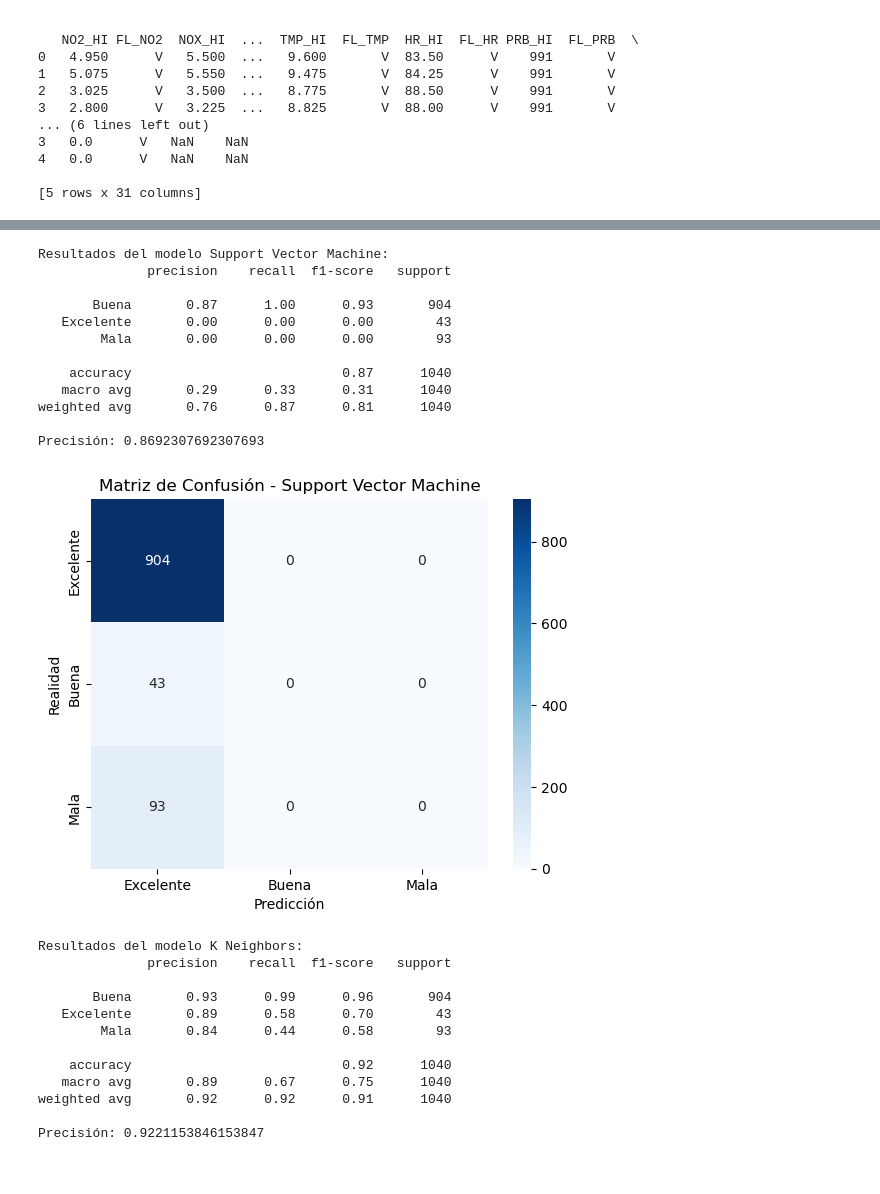
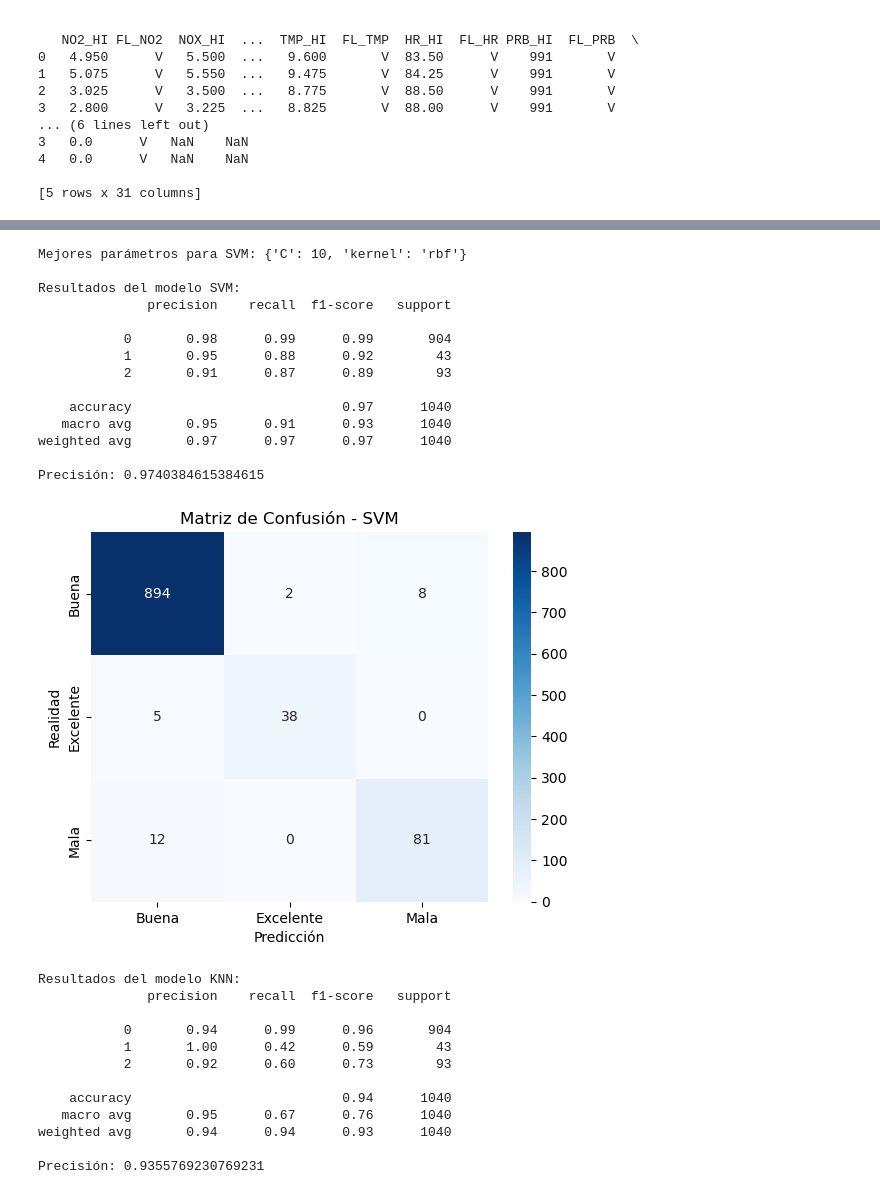
Before and after one commit to BalentinaAE/Pandas, a Jupyter notebook: Practica_ML2.ipynb, the cells around one changed output, grey strips where cells are left out. Cells and saved outputs as stored; diff of their text form; code cells hidden in the pictures.

```diff
--- a/Practica_ML2.ipynb
+++ b/Practica_ML2.ipynb
@@ -92,25 +89,23 @@ print(datosco.head())
 
 [5 rows x 31 columns]
 # %%
-
 
 datosco.columns = datosco.columns.str.strip().str.lower().str.replace(" ", "_")
 datosco = datosco.drop_duplicates()
 
 numericas = ['so2_hi', 'no_hi', 'no2_hi', 'nox_hi', 'o3_hi',
-             'pm2,5_hi', 'pm10_hi', 'dd_hi', 'vv_hi', 'tmp_hi',
-             'hr_hi', 'prb_hi', 'll_hi', 'rs_hi']
-
+             'pm2,5_hi', 'pm10_hi', 'dd_hi', 'vv_hi',
+             'tmp_hi', 'hr_hi', 'prb_hi', 'll_hi', 'rs_hi']
 
 datosco[numericas] = datosco[numericas].apply(pd.to_numeric, errors="coerce")
-
 datosco[numericas] = datosco[numericas].fillna(datosco[numericas].median())
 
-if 'data_hi' in datosco.columns:
+if "data_hi" in datosco.columns:
     datosco = datosco.drop(columns=["data_hi"])
 
-if 'prb_hi' in datosco.columns:
+if "prb_hi" in datosco.columns:
     datosco["prb_hi"] = datosco["prb_hi"].fillna(datosco["prb_hi"].mean())
+
 
 for col in datosco.columns:
     if col.startswith("fl_"):
@@ -128,37 +123,49 @@ def clasificar_calidad(df):
     return df
 
 datosco = clasificar_calidad(datosco)
-
-print("Columnas en datosco:", datosco.columns.tolist())
-
-numericas = [col for col in numericas if col in datosco.columns]
+clasificacion_map = {"Excelente": 1, "Buena": 0, "Mala": 2}
+datosco["calidad_aire"] = datosco["calidad_aire"].map(clasificacion_map)
 
 X = datosco[numericas]
 y = datosco["calidad_aire"]
 
 if X.isnull().any().any() or y.isnull().any():
-    print("Hay valores NaN en X o y, revisa los datos.")
+    print("Hay valores nulos en los datos.")
 else:
+
     X_train, X_test, y_train, y_test = train_test_split(X, y, test_size=0.2, random_state=42)
+
+    scaler = StandardScaler()
+    X_train = scaler.fit_transform(X_train)
+    X_test = scaler.transform(X_test)
 
     modelos = {
         "Random Forest": RandomForestClassifier(n_estimators=100, random_state=42),
-        "Support Vector Machine": SVC(random_state=42),
-        "K Neighbors": KNeighborsClassifier()
+        "SVM": SVC(random_state=42),
+        "KNN": KNeighborsClassifier(n_neighbors=5)
     }
 
     for nombre, modelo in modelos.items():
+        if nombre == "SVM":
+
+            parametros_svm = {"C": [0.1, 1, 10, 100], "kernel": ["linear", "rbf"]}
+            grid_search = GridSearchCV(SVC(random_state=42), parametros_svm, cv=5, scoring="f1_macro")
+            grid_search.fit(X_train, y_train)
+            modelo = grid_search.best_estimator_
+            print(f"Mejores parámetros para {nombre}: {grid_search.best_params_}")
+
         modelo.fit(X_train, y_train)
         y_pred = modelo.predict(X_test)
 
-        print(f"Resultados del modelo {nombre}:")
+        # Resultados
+        print(f"\nResultados del modelo {nombre}:")
         print(classification_report(y_test, y_pred))
         print("Precisión:", accuracy_score(y_test, y_pred))
 
         matriz = confusion_matrix(y_test, y_pred)
         sns.heatmap(matriz, annot=True, fmt="d", cmap="Blues",
-                    xticklabels=["Excelente", "Buena", "Mala"],
-                    yticklabels=["Excelente", "Buena", "Mala"])
+                    xticklabels=["Buena", "Excelente", "Mala"],
+                    yticklabels=["Buena", "Excelente", "Mala"])
         plt.xlabel("Predicción")
         plt.ylabel("Realidad")
         plt.title(f"Matriz de Confusión - {nombre}")
@@ -181,25 +187,27 @@ Precisión: 0.9980769230769231
-Resultados del modelo Support Vector Machine:
+Mejores parámetros para SVM: {'C': 10, 'kernel': 'rbf'}
+
+Resultados del modelo SVM:
               precision    recall  f1-score   support
 
-       Buena       0.87      1.00      0.93       904
-   Excelente       0.00      0.00      0.00        43
-        Mala       0.00      0.00      0.00        93
+           0       0.98      0.99      0.99       904
+           1       0.95      0.88      0.92        43
+           2       0.91      0.87      0.89        93
 
-    accuracy                           0.87      1040
-   macro avg       0.29      0.33      0.31      1040
-weighted avg       0.76      0.87      0.81      1040
+    accuracy                           0.97      1040
+   macro avg       0.95      0.91      0.93      1040
+weighted avg       0.97      0.97      0.97      1040
 
-Precisión: 0.8692307692307693
+Precisión: 0.9740384615384615
-[figure, old version]
+[figure, new version]
-Resultados del modelo K Neighbors:
+Resultados del modelo KNN:
               precision    recall  f1-score   support
 
-       Buena       0.93      0.99      0.96       904
-   Excelente       0.89      0.58      0.70        43
-        Mala       0.84      0.44      0.58        93
+           0       0.94      0.99      0.96       904
+           1       1.00      0.42      0.59        43
+           2       0.92      0.60      0.73        93
 
-    accuracy                           0.92      1040
-   macro avg       0.89      0.67      0.75      1040
-weighted avg       0.92      0.92      0.91      1040
+    accuracy                           0.94      1040
+   macro avg       0.95      0.67      0.76      1040
+weighted avg       0.94      0.94      0.93      1040
 
-Precisión: 0.9221153846153847
+Precisión: 0.9355769230769231
```
Also changed, not shown: parts of 5 cells of this notebook.
